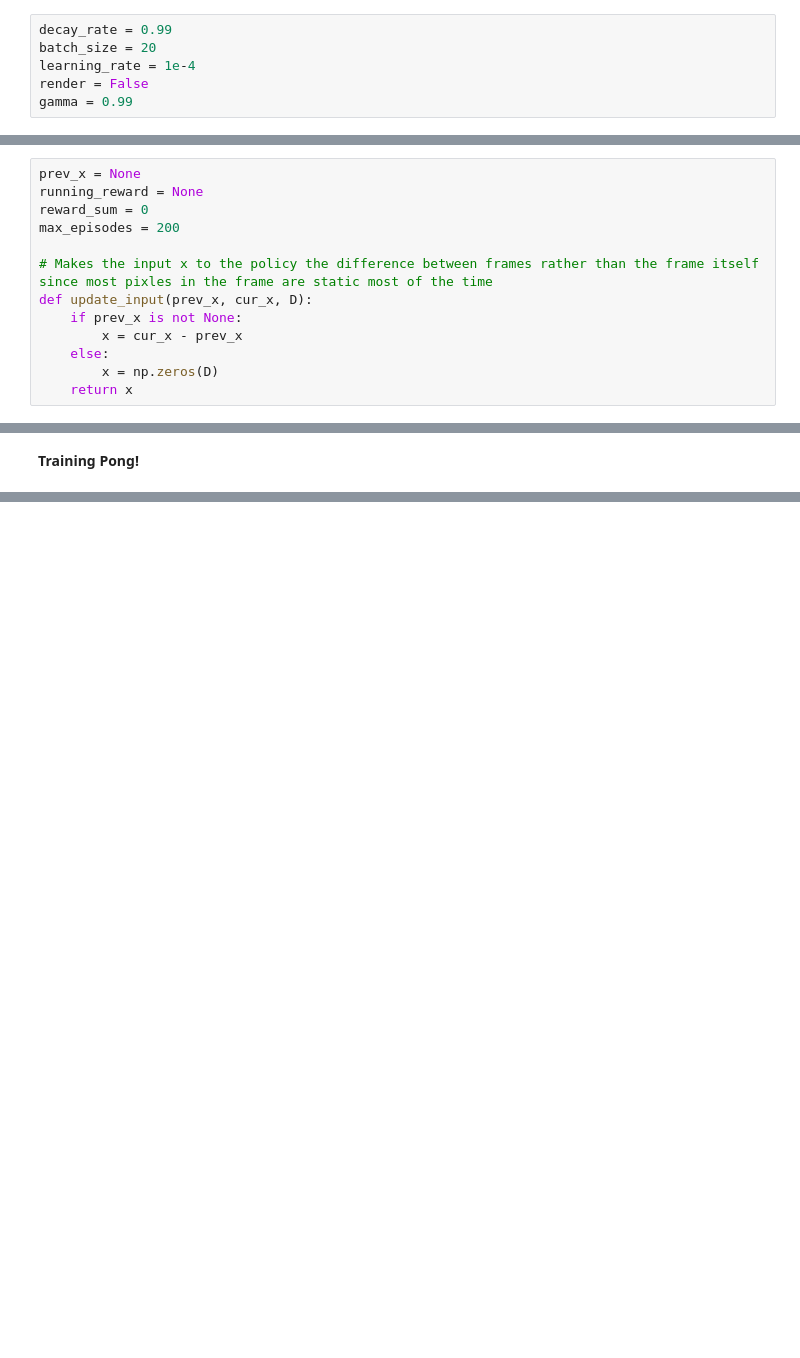
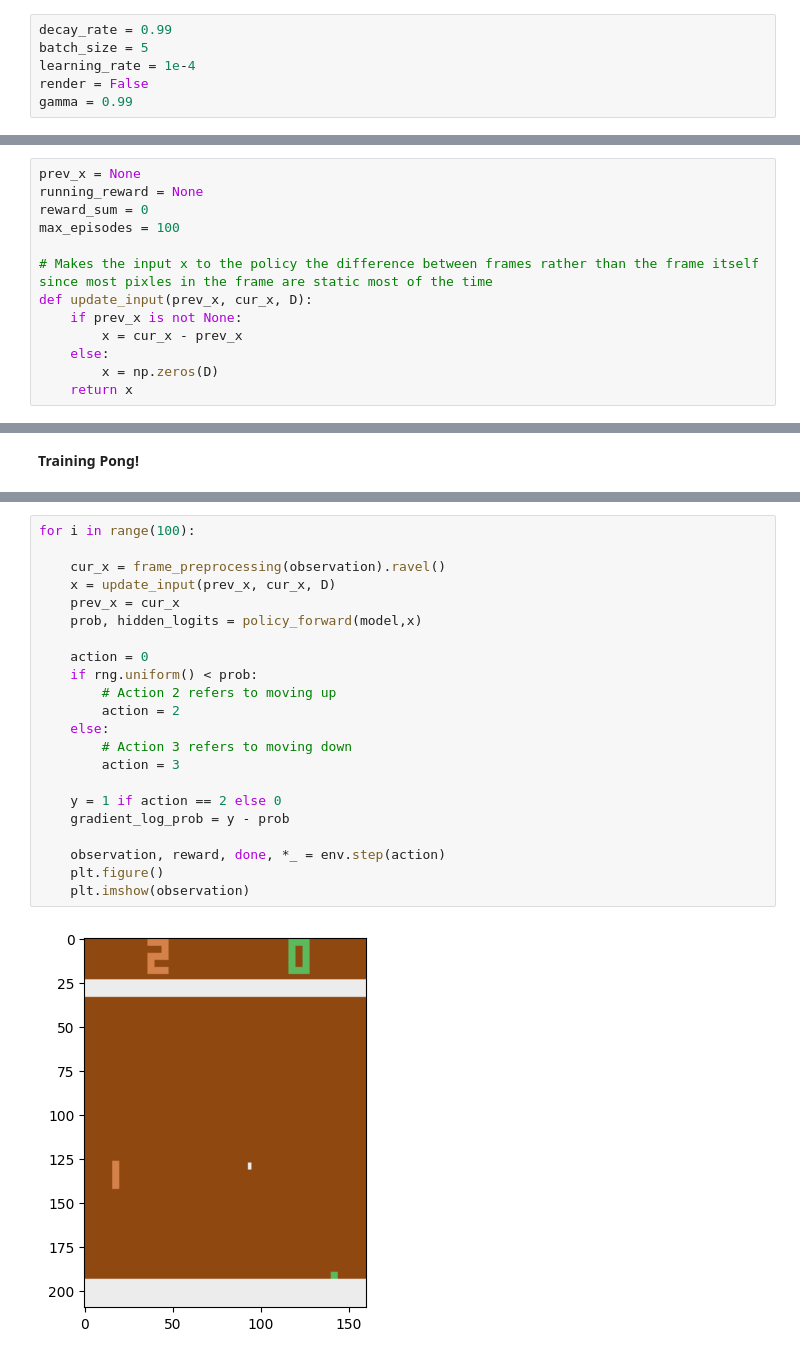
Before and after one commit to omarrayyann/Pong-Reinforcement-Learning, a Jupyter notebook: Main.ipynb, the cells around one changed output, grey strips where cells are left out. Drawn from its saved outputs; the diff is of its cells as text; blank space fills up the shorter version.

```diff
--- a/Main.ipynb
+++ b/Main.ipynb
@@ -154,7 +147,7 @@ Workflow
 **Hyperparameters**
 # %%
 decay_rate = 0.99
-batch_size = 20
+batch_size = 5
 learning_rate = 1e-4
 render = False
 gamma = 0.99
@@ -164,7 +157,7 @@ Setup
 prev_x = None
 running_reward = None
 reward_sum = 0
-max_episodes = 200
+max_episodes = 100
 
 # Makes the input x to the policy the difference between frames rather than the frame itself since most pixles in the frame are static most of the time
 def update_input(prev_x, cur_x, D):
@@ -320,0 +301,24 @@ KeyboardInterrupt:
+# %%
+for i in range(100):
+
+    cur_x = frame_preprocessing(observation).ravel()
+    x = update_input(prev_x, cur_x, D)
+    prev_x = cur_x
+    prob, hidden_logits = policy_forward(model,x)
+
+    action = 0
+    if rng.uniform() < prob:
+        # Action 2 refers to moving up
+        action = 2
+    else:
+        # Action 3 refers to moving down
+        action = 3
+
+    y = 1 if action == 2 else 0
+    gradient_log_prob = y - prob
+
+    observation, reward, done, *_ = env.step(action)
+    plt.figure()
+    plt.imshow(observation)
+# %% [output]
+[figure, added]
```
Also changed, not shown: parts of 3 cells of this notebook.
